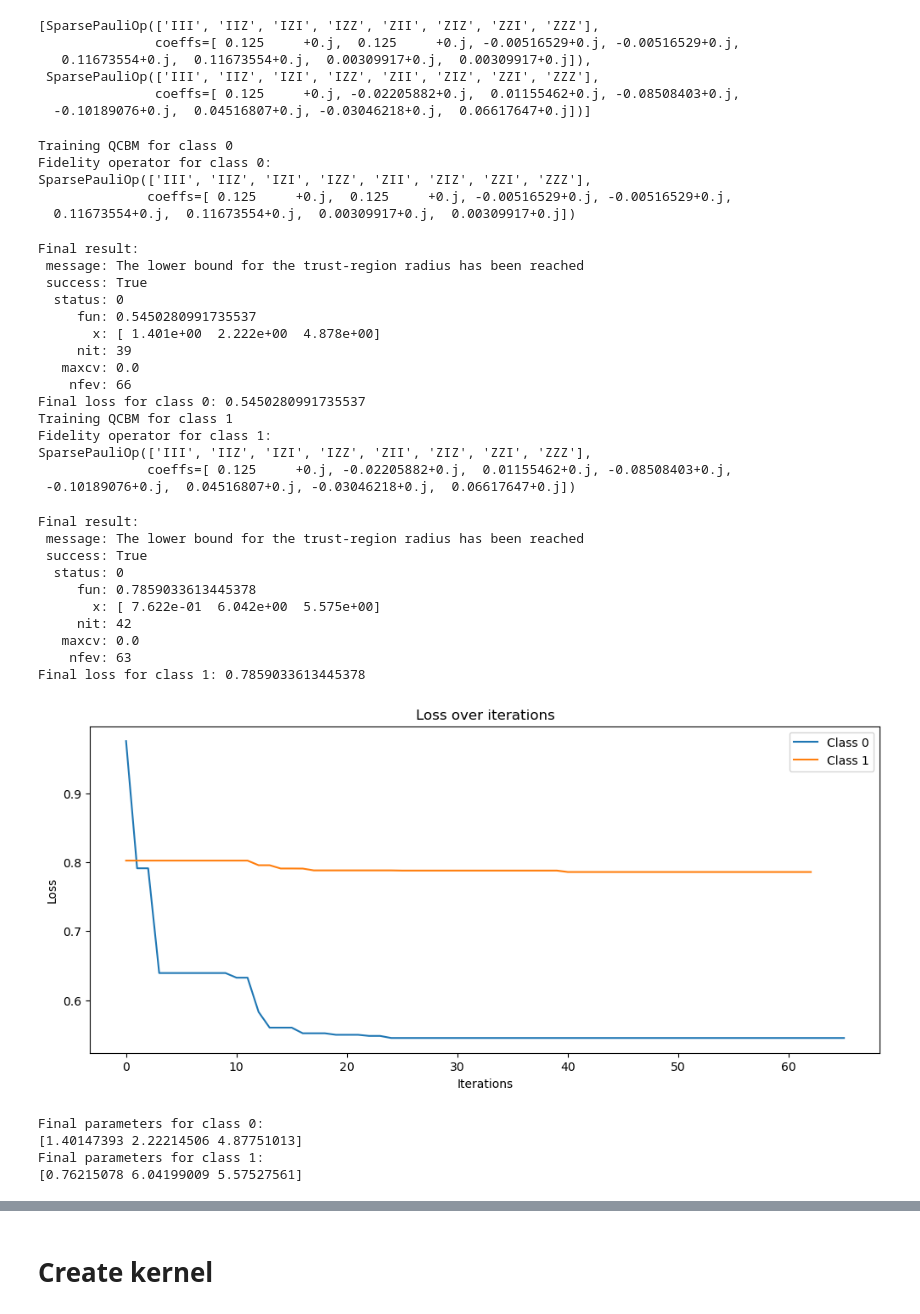
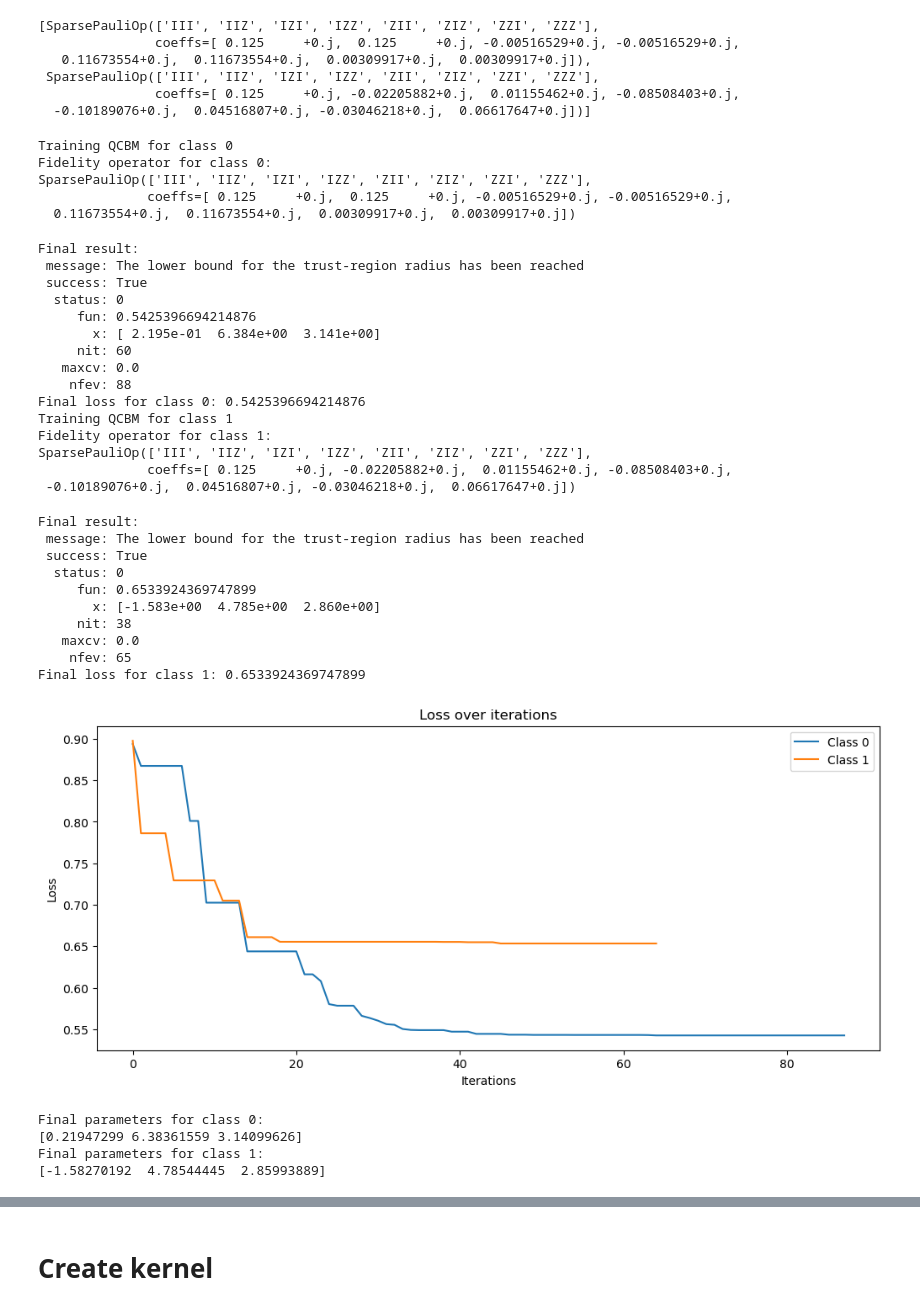
Before and after one commit to DanelArias-Dreyton257/QKBC, a Jupyter notebook: QKBC.ipynb, the cells around one changed output, grey strips where cells are left out. Saved outputs shown, nothing was run; the diff lists cells and outputs as text; code cells hidden in the pictures.

```diff
--- a/QKBC.ipynb
+++ b/QKBC.ipynb
@@ -244,9 +244,8 @@ def run_estimator(pubs, shots):
 # %%
 import tqdm
 from scipy.optimize import minimize, OptimizeResult
-def train_qcbm(qc, fidelity_operator):
+def train_qcbm(qc, fidelity_operator, x0):
 
-    initial_point = np.random.rand(qc.num_parameters) * 2 * np.pi
     # Define the objective function to minimize
     def objective_function(theta):
         # Create the quantum circuit with the given parameters
@@ -274,7 +273,7 @@ def train_qcbm(qc, fidelity_operator):
     # Optimizer
     optimizer = 'COBYQA'
     result = minimize(objective_function,
-                    initial_point.copy(),
+                    x0.copy(),
                     method=optimizer,
                     options={'maxfev': maxfev},
                     callback=callback)
@@ -303,8 +302,11 @@ for cls in range(len(og_counts_list)):
     op = fidelity_operators[cls]
     print(f"Fidelity operator for class {cls}:")
     print(op)
+    np.random.seed(42)
+    # Initial point for the optimization
+    initial_point = np.random.rand(enc_qc.num_parameters) * 4 * np.pi -(2 * np.pi)
     # Train the QCBM
-    final_parameters, final_loss, i_results = train_qcbm(enc_qc, op)
+    final_parameters, final_loss, i_results = train_qcbm(enc_qc, op, initial_point)
     print(f"Final loss for class {cls}: {final_loss}")
 
     best_x_list.append(final_parameters)
@@ -312,44 +314,44 @@ for cls in range(len(og_counts_list)):
 # Plot the loss over iterations
 plt.figure(figsize=(12, 5))
 plt.plot(lost_i_res_list[0], label='Class 0')
 plt.plot(lost_i_res_list[1], label='Class 1')
 plt.title("Loss over iterations")
 plt.xlabel("Iterations")
 plt.ylabel("Loss")
 plt.legend()
 plt.show()
 # %% [output]
 Training QCBM for class 0
 Fidelity operator for class 0:
 SparsePauliOp(['III', 'IIZ', 'IZI', 'IZZ', 'ZII', 'ZIZ', 'ZZI', 'ZZZ'],
               coeffs=[ 0.125     +0.j,  0.125     +0.j, -0.00516529+0.j, -0.00516529+0.j,
   0.11673554+0.j,  0.11673554+0.j,  0.00309917+0.j,  0.00309917+0.j])
 Final result:
  message: The lower bound for the trust-region radius has been reached
  success: True
   status: 0
-     fun: 0.5450280991735537
-       x: [ 1.401e+00  2.222e+00  4.878e+00]
-     nit: 39
+     fun: 0.5425396694214876
+       x: [ 2.195e-01  6.384e+00  3.141e+00]
+     nit: 60
    maxcv: 0.0
-    nfev: 66
-Final loss for class 0: 0.5450280991735537
+    nfev: 88
+Final loss for class 0: 0.5425396694214876
 Training QCBM for class 1
 Fidelity operator for class 1:
 SparsePauliOp(['III', 'IIZ', 'IZI', 'IZZ', 'ZII', 'ZIZ', 'ZZI', 'ZZZ'],
               coeffs=[ 0.125     +0.j, -0.02205882+0.j,  0.01155462+0.j, -0.08508403+0.j,
  -0.10189076+0.j,  0.04516807+0.j, -0.03046218+0.j,  0.06617647+0.j])
 Final result:
  message: The lower bound for the trust-region radius has been reached
  success: True
   status: 0
-     fun: 0.7859033613445378
-       x: [ 7.622e-01  6.042e+00  5.575e+00]
-     nit: 42
+     fun: 0.6533924369747899
+       x: [-1.583e+00  4.785e+00  2.860e+00]
+     nit: 38
    maxcv: 0.0
-    nfev: 63
-Final loss for class 1: 0.7859033613445378
+    nfev: 65
+Final loss for class 1: 0.6533924369747899
-[figure, old version]
+[figure, new version]
 # %%
 print("Final parameters for class 0:")
 print(best_x_list[0])
@@ -357,9 +359,9 @@ print("Final parameters for class 1:")
 print(best_x_list[1])
 # %% [output]
 Final parameters for class 0:
-[1.40147393 2.22214506 4.87751013]
+[0.21947299 6.38361559 3.14099626]
 Final parameters for class 1:
-[0.76215078 6.04199009 5.57527561]
+[-1.58270192  4.78544445  2.85993889]
 # %%
 # test with sampler
 from qiskit_ibm_runtime import Sampler
```
Also changed, not shown: parts of 2 cells of this notebook.
